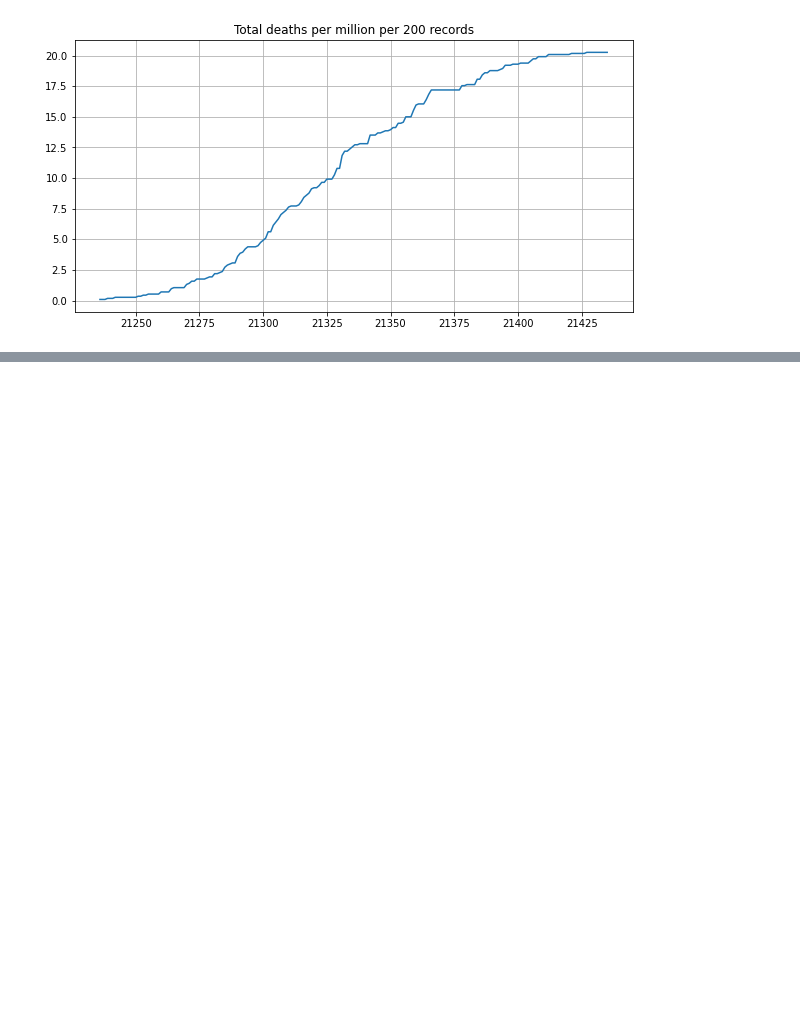
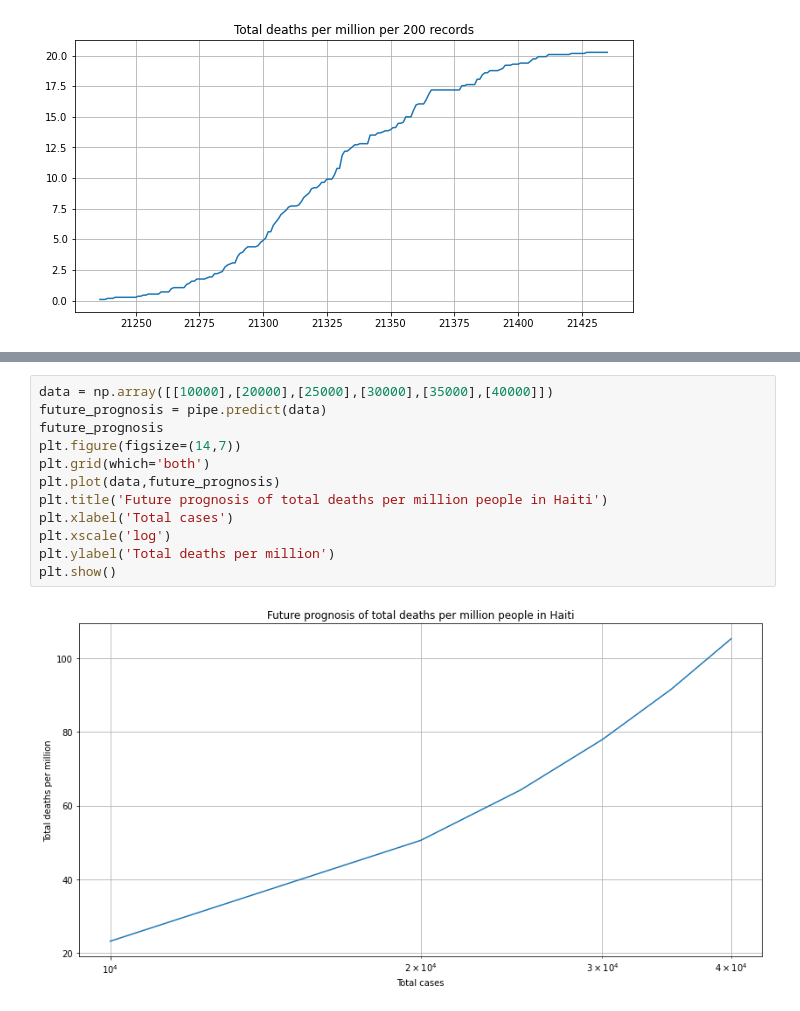
Before and after one commit to Viliuskerutis/AML, a Jupyter notebook: AML_MP1_Kerutis.ipynb, the cells around one changed output, grey strips where cells are left out. Saved outputs shown, nothing was run; the diff lists cells and outputs as text; blank space fills up the shorter version.

```diff
--- a/AML_MP1_Kerutis.ipynb
+++ b/AML_MP1_Kerutis.ipynb
@@ -307,0 +327,14 @@ See the caveats in the documentation: https://pandas.pydata.org/pandas-docs/stab
+# %%
+data = np.array([[10000],[20000],[25000],[30000],[35000],[40000]])
+future_prognosis = pipe.predict(data)
+future_prognosis
+plt.figure(figsize=(14,7))
+plt.grid(which='both')
+plt.plot(data,future_prognosis)
+plt.title('Future prognosis of total deaths per million people in Haiti')
+plt.xlabel('Total cases')
+plt.xscale('log')
+plt.ylabel('Total deaths per million')
+plt.show()
+# %% [output]
+[figure, added]
```
Also changed, not shown: parts of 7 cells of this notebook.
